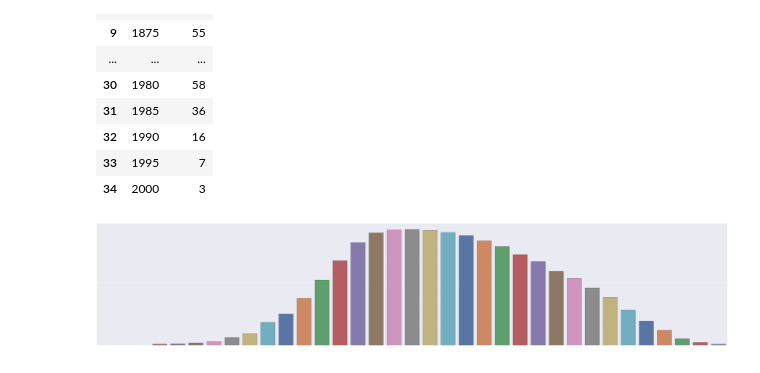
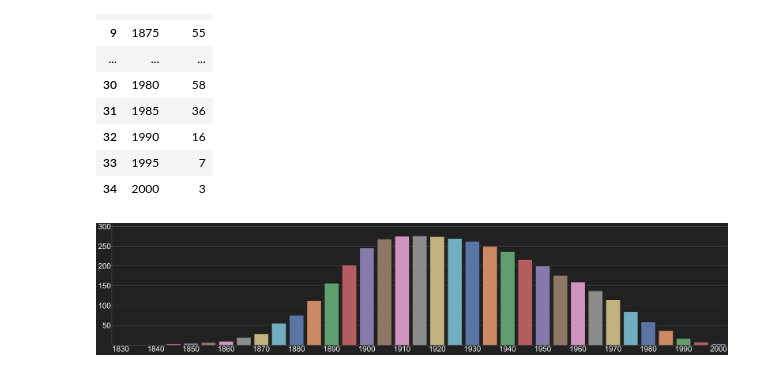
Before and after one commit to MatijaMi/data-vis-women-in-film, a Jupyter notebook: Statistics/map_histogram.ipynb, the cells around one changed output. Drawn from its saved outputs; the diff is of its cells as text; code cells hidden in the pictures.

```diff
--- a/Statistics/map_histogram.ipynb
+++ b/Statistics/map_histogram.ipynb
@@ -59,28 +59,30 @@ data
 # %%
 # Pre style setting (can be changed depending on what looks more appropriate)
 sns.set_style("whitegrid")
 sns.set_context("notebook")
 sns.set(rc={'figure.figsize':(1.7,8.27)})
+sns.set(rc={'axes.facecolor':'0.12890625', 'figure.facecolor':'0.12890625'})
+
 
 # Render a bar plot for each yearspan
 data_plt = sns.catplot(
     x="Years",
     y="Count",
     data=data,
     kind="bar",
     palette="deep",
     edgecolor="black",
     height = 18,
     aspect = 5
     )
-data_plt.set_xlabels("")
-data_plt.set_ylabels("")
-data_plt.set(xticklabels=[])
-data_plt.set(xlabel=None)
-data_plt.set(yticklabels=[])
-data_plt.set(ylabel=None)
+
+x_labels = [1830, "", 1840, "", 1850, "", 1860, "", 1870, "", 1880, "", 1890, "", 1900, "", 1910, "", 1920, "", 1930, "", 1940, "", 1950, "", 1960, "", 1970, "", 1980, "", 1990, "", 2000]
+y_labels = ["", 50, 100, 150, 200, 250, 300]
+
+data_plt.set_xticklabels(x_labels, size=80, color = "White")
+data_plt.set_yticklabels(y_labels, size=80, color = "White")
 
 #Save to file
 plt.savefig('map_histogram.png', bbox_inches='tight')
 # %% [output]
-[figure, old version]
+[figure, new version]
```
Also changed, not shown: 4 other files.
